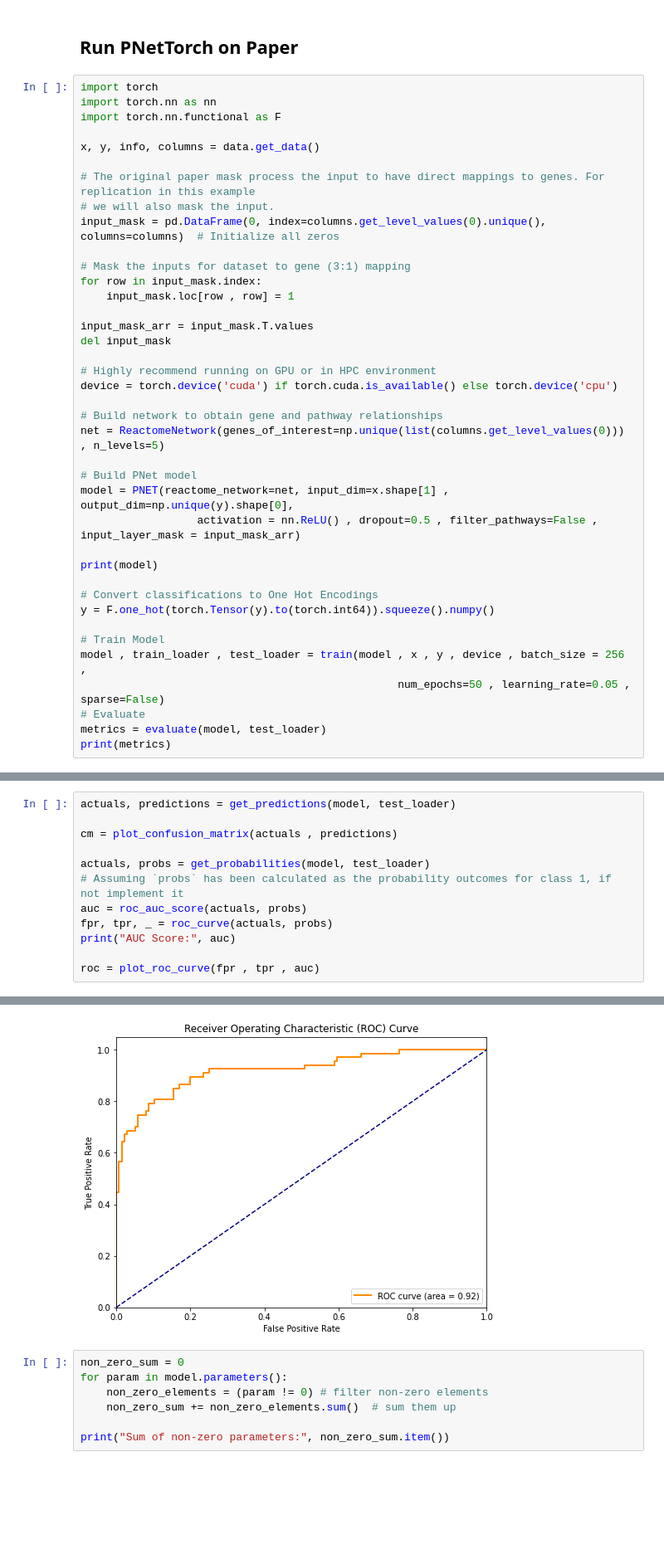
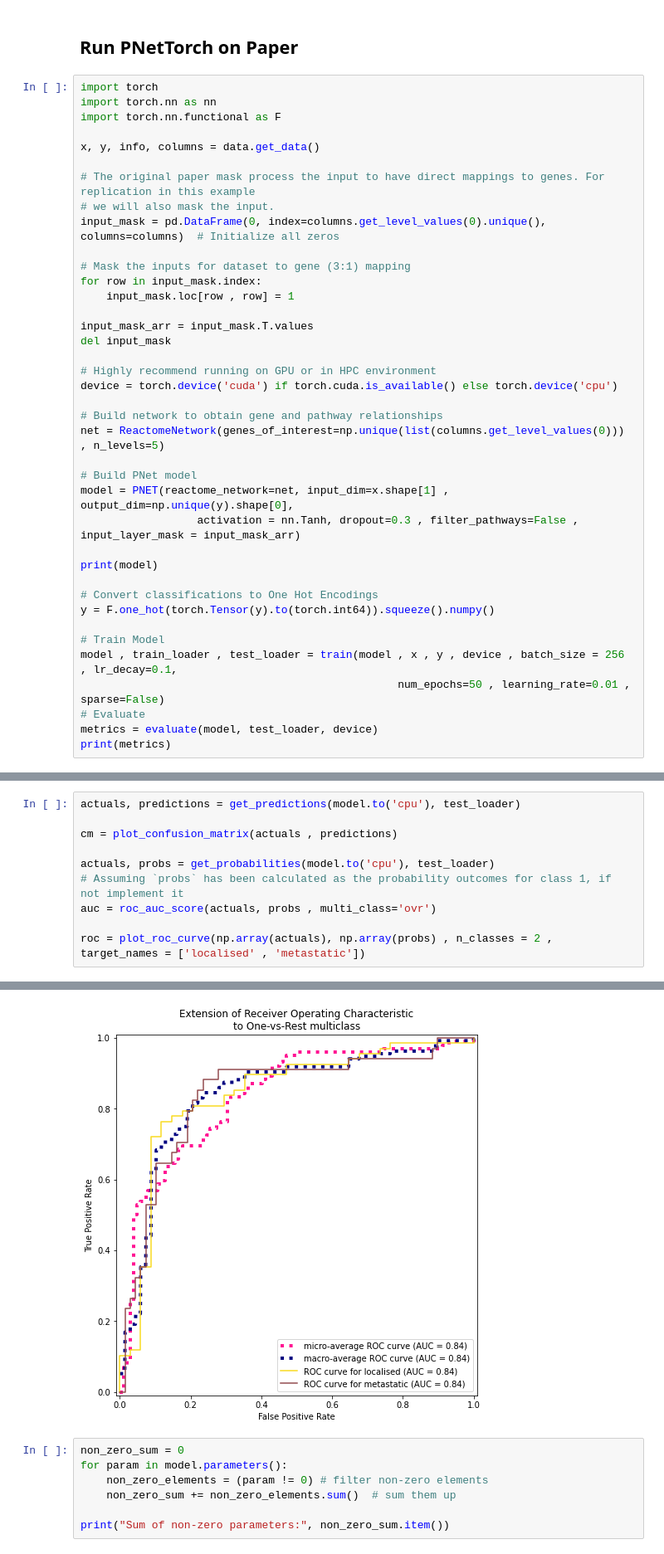
Before and after one commit to Barry8197/PNetTorch, a Jupyter notebook: PNet_Prostate.ipynb, the cells around one changed output, grey strips where cells are left out. Shown at 83% size. Saved outputs shown, nothing was run; the diff lists cells and outputs as text; blank space fills up the shorter version.

Commit message:
Add BRCA example, activation and dropout

```diff
--- a/PNet_Prostate.ipynb
+++ b/PNet_Prostate.ipynb
@@ -570,7 +570,7 @@ net = ReactomeNetwork(genes_of_interest=np.unique(list(columns.get_level_values(
 
 # Build PNet model
 model = PNET(reactome_network=net, input_dim=x.shape[1] , output_dim=np.unique(y).shape[0],
-                  activation = nn.ReLU() , dropout=0.5 , filter_pathways=False , input_layer_mask = input_mask_arr)
+                  activation = nn.Tanh, dropout=0.3 , filter_pathways=False , input_layer_mask = input_mask_arr)
 
 print(model)
 
@@ -578,10 +578,10 @@ print(model)
 y = F.one_hot(torch.Tensor(y).to(torch.int64)).squeeze().numpy()
 
 # Train Model
-model , train_loader , test_loader = train(model , x , y , device , batch_size = 256 ,
-                                                 num_epochs=50 , learning_rate=0.05 , sparse=False)
+model , train_loader , test_loader = train(model , x , y , device , batch_size = 256 , lr_decay=0.1,
+                                                 num_epochs=50 , learning_rate=0.01 , sparse=False)
 # Evaluate
-metrics = evaluate(model, test_loader)
+metrics = evaluate(model, test_loader, device)
 print(metrics)
 # %% [output]
 PNET(
@@ -616,13 +613,11 @@ weighted avg     0.8687    0.8670    0.8621       203
 # %%
-actuals, predictions = get_predictions(model, test_loader)
+actuals, predictions = get_predictions(model.to('cpu'), test_loader)
 
 cm = plot_confusion_matrix(actuals , predictions)
 
-actuals, probs = get_probabilities(model, test_loader)
+actuals, probs = get_probabilities(model.to('cpu'), test_loader)
 # Assuming `probs` has been calculated as the probability outcomes for class 1, if not implement it
-auc = roc_auc_score(actuals, probs)
-fpr, tpr, _ = roc_curve(actuals, probs)
-print("AUC Score:", auc)
+auc = roc_auc_score(actuals, probs , multi_class='ovr')
 
-roc = plot_roc_curve(fpr , tpr , auc)
+roc = plot_roc_curve(np.array(actuals), np.array(probs) , n_classes = 2 , target_names = ['localised' , 'metastatic'])
 # %% [output]
@@ -631,4 +627,4 @@ AUC Score: 0.9190079016681298
-[figure, old version]
+[figure, new version]
 # %%
 non_zero_sum = 0
 for param in model.parameters():
```
Also changed, not shown: parts of 6 cells of this notebook, 6 other files.
